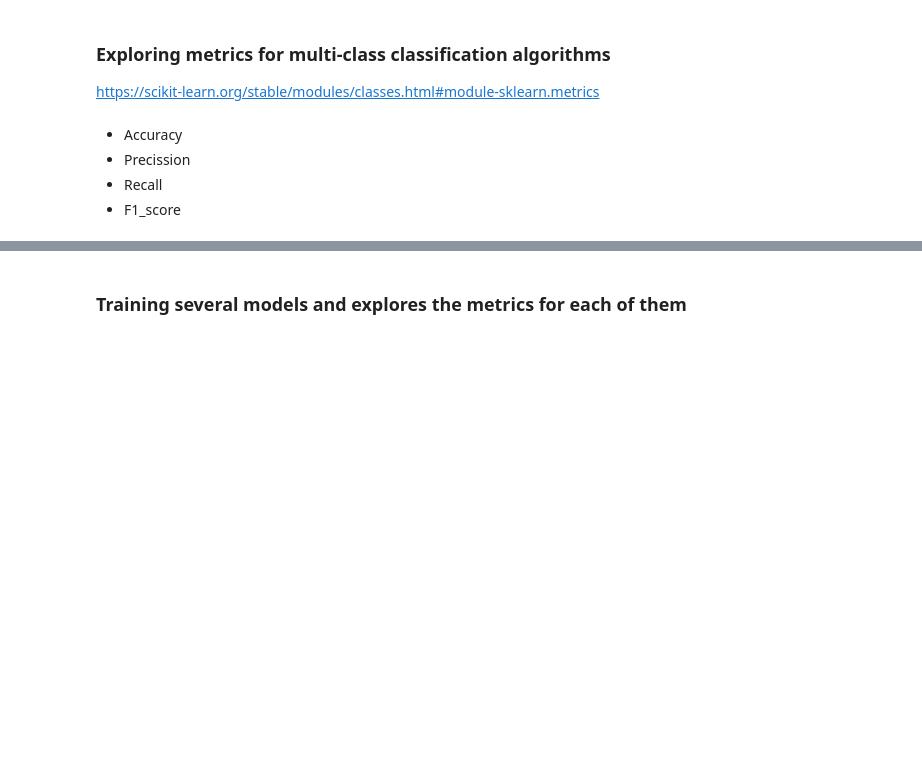
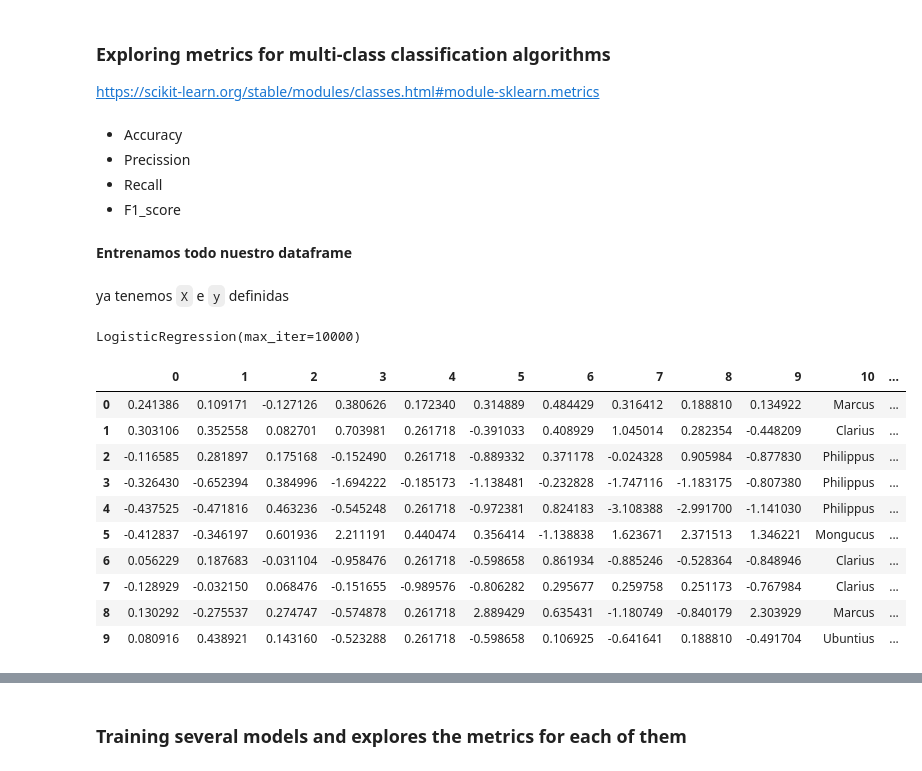
Before and after one commit to Ironhack-Data-Madrid-Febrero-2021/lab-avila-bible, a Jupyter notebook: your-code/main.ipynb, the cells around one changed output, grey strips where cells are left out. Saved outputs shown, nothing was run; the diff lists cells and outputs as text; code cells hidden in the pictures; blank space fills up the shorter version.

```diff
--- a/your-code/main.ipynb
+++ b/your-code/main.ipynb
@@ -92,0 +124,2 @@ array([5, 3, 3, ..., 6, 0, 0])
+# %%
+log = LogisticRegression(max_iter=10000)
@@ -92,0 +128,2 @@ array([5, 3, 3, ..., 6, 0, 0])
+# %%
+log.fit(X_train, y_train)
@@ -92,0 +138,2 @@ array([5, 3, 3, ..., 6, 0, 0])
+# %%
+log.fit(X_test, y_test)
@@ -102,0 +166,23 @@ https://scikit-learn.org/stable/modules/classes.html#module-sklearn.metrics
+# %% [markdown]
+**Entrenamos todo nuestro dataframe**
+# %% [markdown]
+ya tenemos `X` e `y` definidas
+# %%
+log.fit(X, y)
+# %% [output]
+LogisticRegression(max_iter=10000)
+# %%
+monjes['prediction_monjes'] = log.predict(X)
+monjes.head(10)
+# %% [output]
+|  | 0 | 1 | 2 | 3 | 4 | 5 | 6 | 7 | 8 | 9 | 10 | ... |
+| 0 | 0.241386 | 0.109171 | -0.127126 | 0.380626 | 0.172340 | 0.314889 | 0.484429 | 0.316412 | 0.188810 | 0.134922 | Marcus | ... |
+| 1 | 0.303106 | 0.352558 | 0.082701 | 0.703981 | 0.261718 | -0.391033 | 0.408929 | 1.045014 | 0.282354 | -0.448209 | Clarius | ... |
+| 2 | -0.116585 | 0.281897 | 0.175168 | -0.152490 | 0.261718 | -0.889332 | 0.371178 | -0.024328 | 0.905984 | -0.877830 | Philippus | ... |
+| 3 | -0.326430 | -0.652394 | 0.384996 | -1.694222 | -0.185173 | -1.138481 | -0.232828 | -1.747116 | -1.183175 | -0.807380 | Philippus | ... |
+| 4 | -0.437525 | -0.471816 | 0.463236 | -0.545248 | 0.261718 | -0.972381 | 0.824183 | -3.108388 | -2.991700 | -1.141030 | Philippus | ... |
+| 5 | -0.412837 | -0.346197 | 0.601936 | 2.211191 | 0.440474 | 0.356414 | -1.138838 | 1.623671 | 2.371513 | 1.346221 | Mongucus | ... |
+| 6 | 0.056229 | 0.187683 | -0.031104 | -0.958476 | 0.261718 | -0.598658 | 0.861934 | -0.885246 | -0.528364 | -0.848946 | Clarius | ... |
+| 7 | -0.128929 | -0.032150 | 0.068476 | -0.151655 | -0.989576 | -0.806282 | 0.295677 | 0.259758 | 0.251173 | -0.767984 | Clarius | ... |
+| 8 | 0.130292 | -0.275537 | 0.274747 | -0.574878 | 0.261718 | 2.889429 | 0.635431 | -1.180749 | -0.840179 | 2.303929 | Marcus | ... |
+| 9 | 0.080916 | 0.438921 | 0.143160 | -0.523288 | 0.261718 | -0.598658 | 0.106925 | -0.641641 | 0.188810 | -0.491704 | Ubuntius | ... |
```
Also changed, not shown: parts of 31 cells of this notebook.
